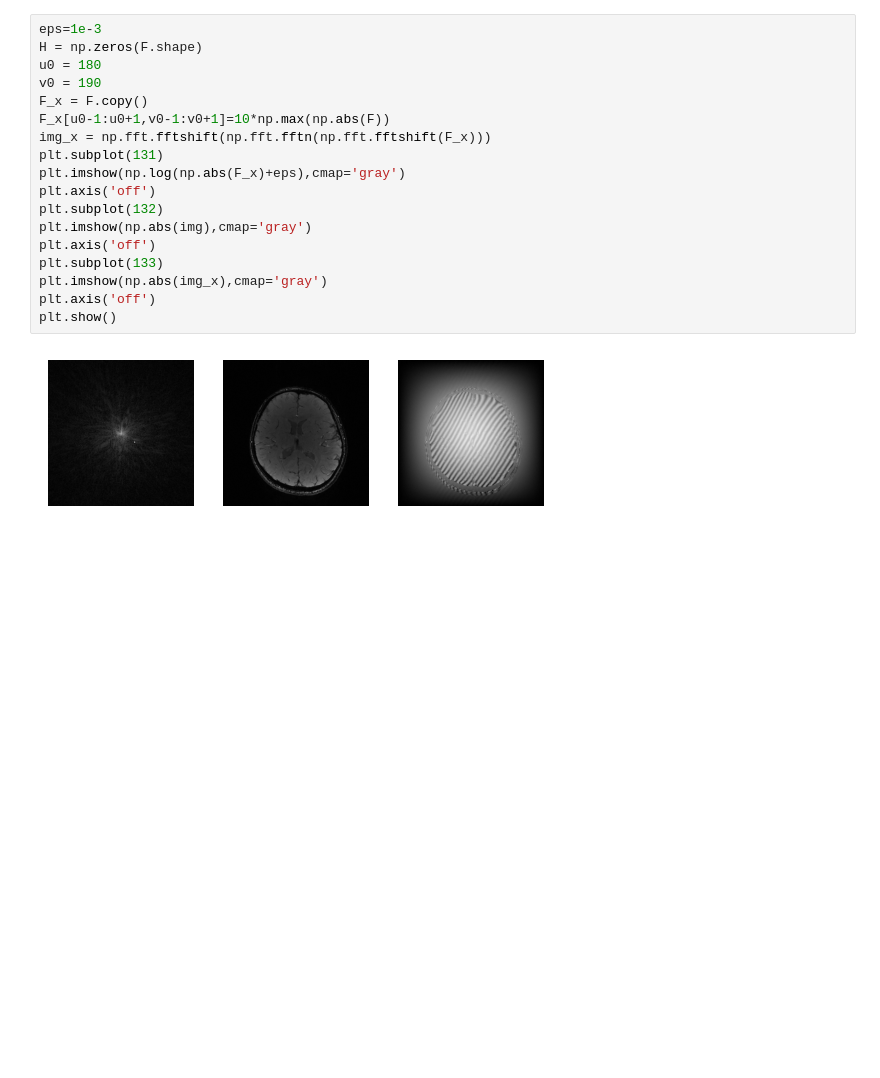
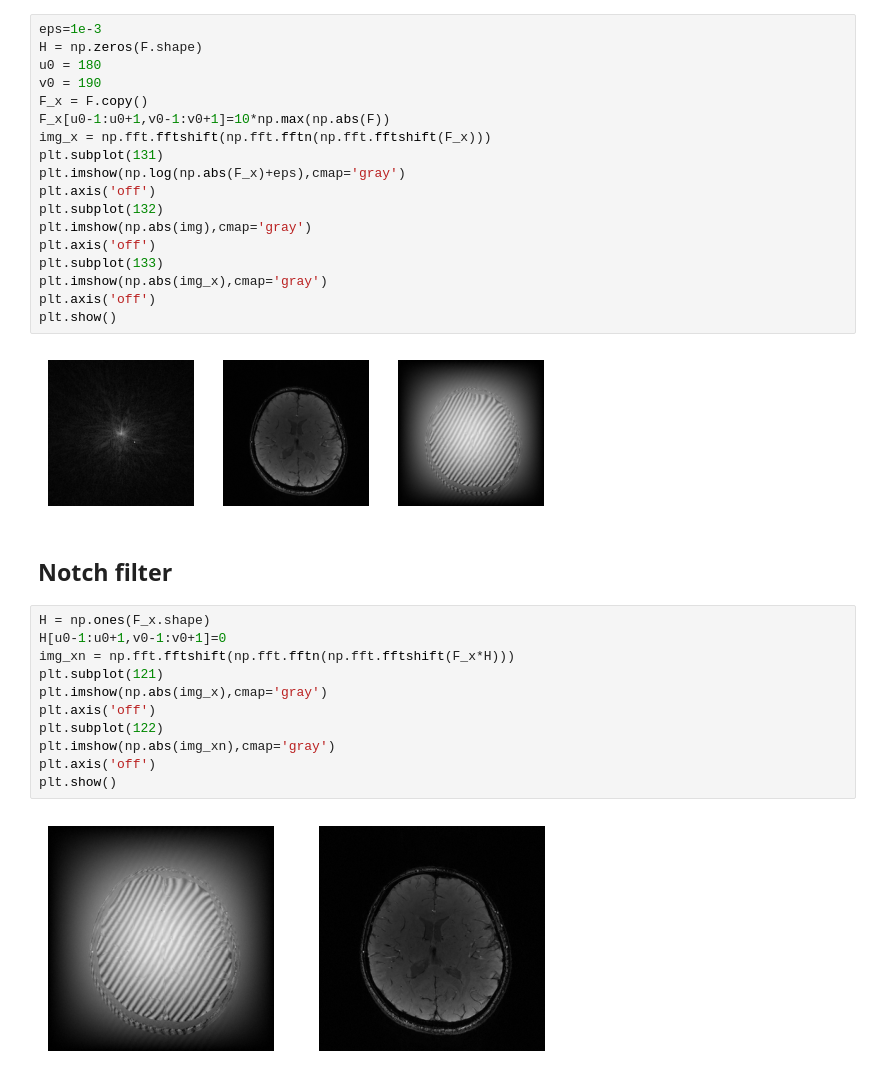
Before and after one commit to hufsaim/T10306201, a Jupyter notebook: advanced/Lab02_spikes_in_freq.ipynb, the cells around one changed output. Cells and saved outputs as stored; diff of their text form; blank space fills up the shorter version.

```diff
--- a/advanced/Lab02_spikes_in_freq.ipynb
+++ b/advanced/Lab02_spikes_in_freq.ipynb
@@ -152,3 +152,18 @@ plt.axis('off')
 plt.show()
 # %% [output]
 [figure]
+# %% [markdown]
+## Notch filter
+# %%
+H = np.ones(F_x.shape)
+H[u0-1:u0+1,v0-1:v0+1]=0
+img_xn = np.fft.fftshift(np.fft.fftn(np.fft.fftshift(F_x*H)))
+plt.subplot(121)
+plt.imshow(np.abs(img_x),cmap='gray')
+plt.axis('off')
+plt.subplot(122)
+plt.imshow(np.abs(img_xn),cmap='gray')
+plt.axis('off')
+plt.show()
+# %% [output]
+[figure, added]
```
Also changed, not shown: parts of 1 cell of this notebook.
